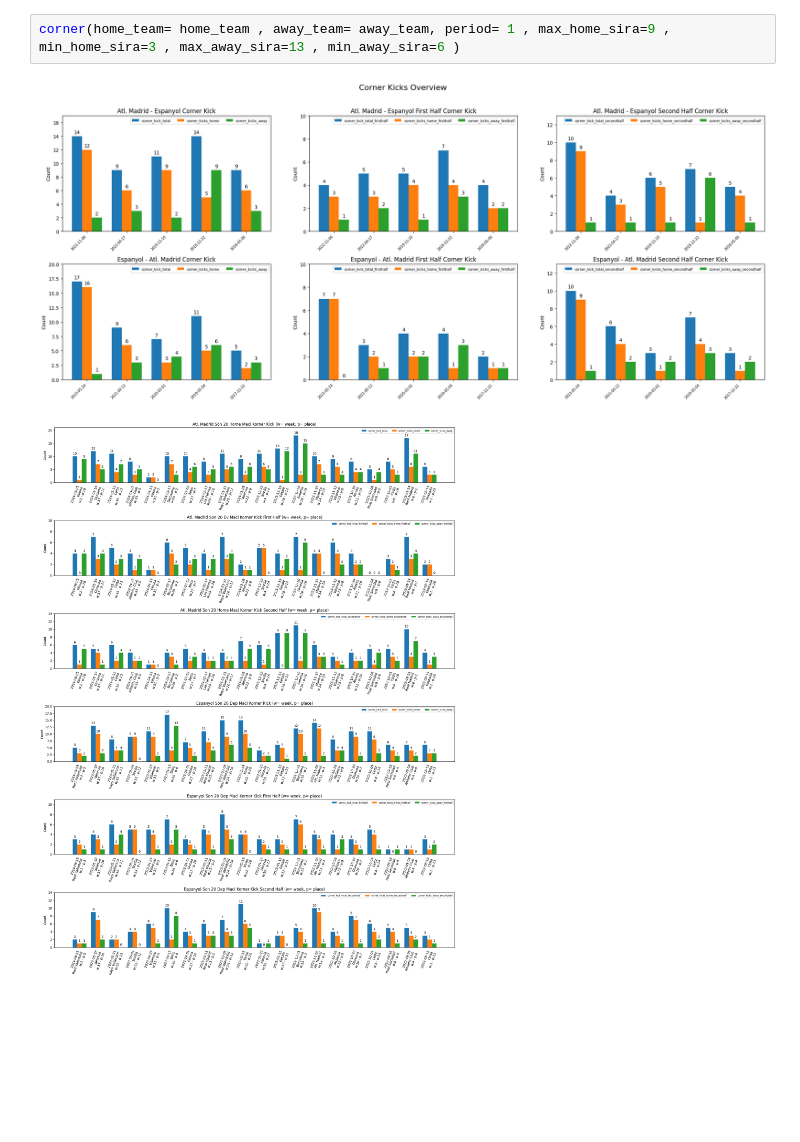
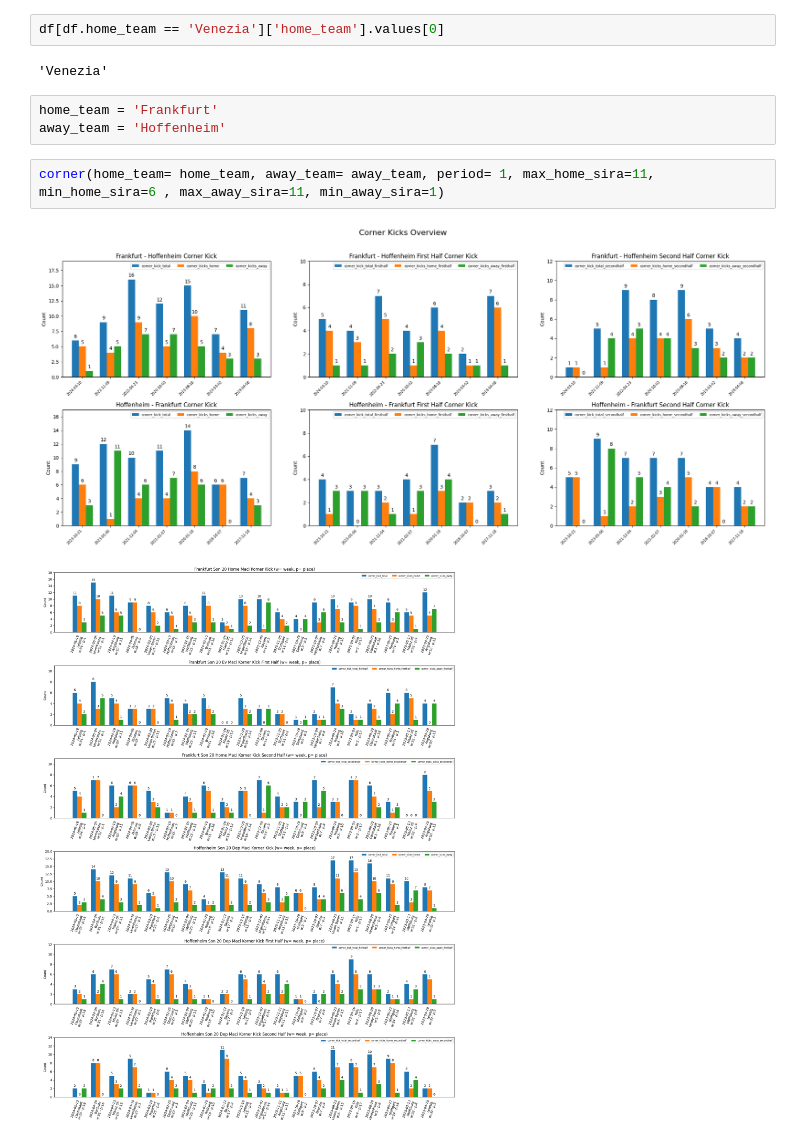
Before and after one commit to jesustr/sofa_calisma, a Jupyter notebook: calisma.ipynb, the cells around one changed output. Cells and saved outputs as stored; diff of their text form; blank space fills up the shorter version.

```diff
--- a/calisma.ipynb
+++ b/calisma.ipynb
@@ -10,8 +10,15 @@ importlib.reload(my_functions) #-> function u her defasında yeniden yükler yap
 # corner(home_team= , away_team= , period= , max_home_sira= , min_home_sira= , max_away_sira= , min_away_sira=)
 # %% [output]
 <module 'my_functions' from '/Users/icy/sofascore/sofa_calisma/my_functions.py'>
+# %%
+df[df.home_team == 'Venezia']['home_team'].values[0]
+# %% [output]
+'Venezia'
+# %%
+home_team = 'Frankfurt'
+away_team = 'Hoffenheim'
 # %%
-corner(home_team= home_team , away_team= away_team, period= 1 , max_home_sira=9 , min_home_sira=3 , max_away_sira=13 , min_away_sira=6 )
+corner(home_team= home_team, away_team= away_team, period= 1, max_home_sira=11, min_home_sira=6 , max_away_sira=11, min_away_sira=1)
 # %% [output]
-[figure, old version]
+[figure, new version]
-[figure, old version]
+[figure, new version]
```
Also changed, not shown: parts of 11 cells of this notebook, 6 other files.
